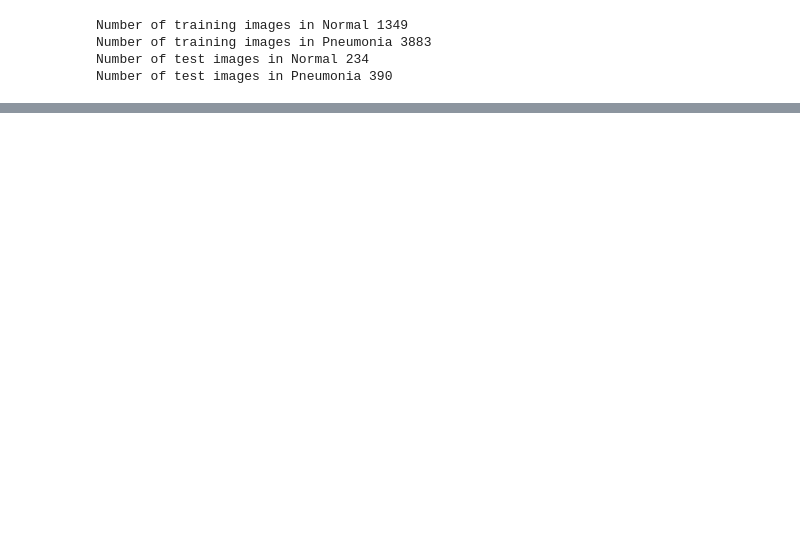
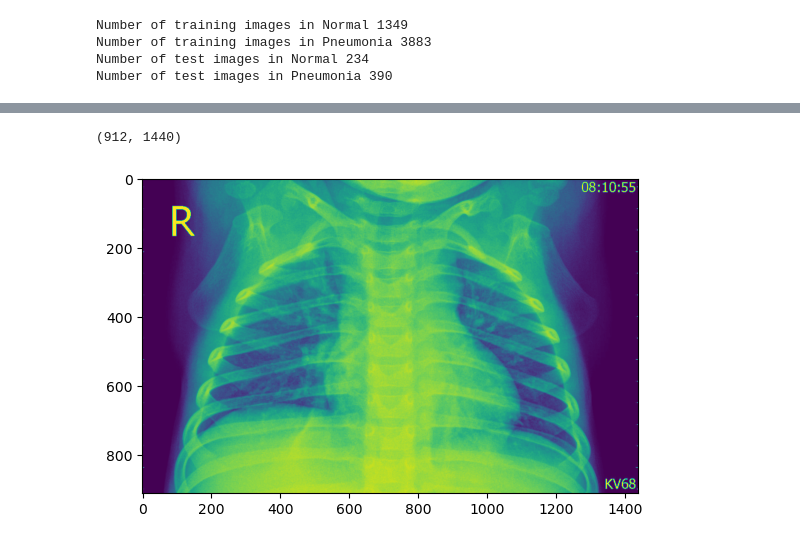
Before and after one commit to Joakimanochie/DeepLearning_Model, a Jupyter notebook: chest_xray/classifier.ipynb, the cells around one changed output, grey strips where cells are left out. Saved outputs shown, nothing was run; the diff lists cells and outputs as text; code cells hidden in the pictures; blank space fills up the shorter version.

```diff
--- a/chest_xray/classifier.ipynb
+++ b/chest_xray/classifier.ipynb
@@ -49,0 +61,11 @@ Number of test images in Pneumonia 390
+# %%
+rand_img_no = np.random.randint(0, len(files_list_pneu_train))
+img = data_path +'/train/PNEUMONIA/'+ files_list_pneu_train[rand_img_no]
+print(plt.imread(img).shape)
+
+img = mpimg.imread(img)
+imgplot = plt.imshow(img)
+plt.show()
+# %% [output]
+(912, 1440)
+[figure, added]
```
Also changed, not shown: parts of 1 cell of this notebook.
